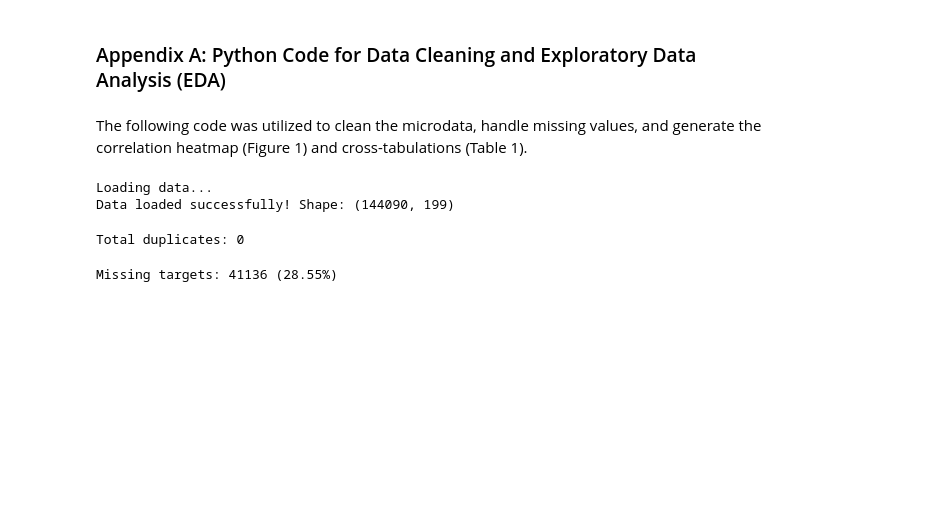
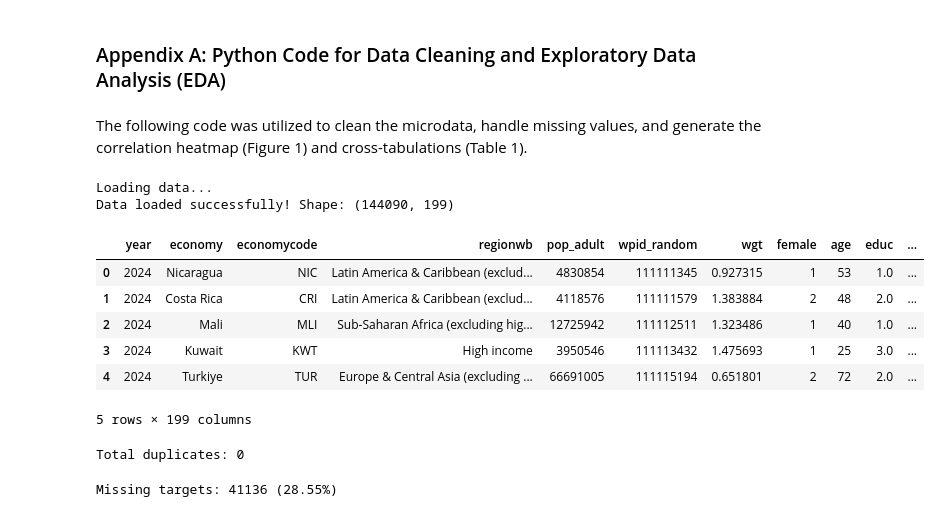
Before and after one commit to rupajietishere/masters_data_analytics_capstone, a Jupyter notebook: notebooks/01_EDA_and_Data_Cleaning.ipynb, the cells around one changed output. Cells and saved outputs as stored; diff of their text form; code cells hidden in the pictures; blank space fills up the shorter version.

```diff
--- a/notebooks/01_EDA_and_Data_Cleaning.ipynb
+++ b/notebooks/01_EDA_and_Data_Cleaning.ipynb
@@ -19,6 +19,17 @@ warnings.filterwarnings('ignore')  # Suppress all warnings
 # %% [output]
 Loading data...
 Data loaded successfully! Shape: (144090, 199)
+# %%
+# Displaying first 5 rows of the dataset
+df.head()
+# %% [output]
+|  | year | economy | economycode | regionwb | pop_adult | wpid_random | wgt | female | age | educ | ... |
+| 0 | 2024 | Nicaragua | NIC | Latin America & Caribbean (exclud... | 4830854 | 111111345 | 0.927315 | 1 | 53 | 1.0 | ... |
+| 1 | 2024 | Costa Rica | CRI | Latin America & Caribbean (exclud... | 4118576 | 111111579 | 1.383884 | 2 | 48 | 2.0 | ... |
+| 2 | 2024 | Mali | MLI | Sub-Saharan Africa (excluding hig... | 12725942 | 111112511 | 1.323486 | 1 | 40 | 1.0 | ... |
+| 3 | 2024 | Kuwait | KWT | High income | 3950546 | 111113432 | 1.475693 | 1 | 25 | 3.0 | ... |
+| 4 | 2024 | Turkiye | TUR | Europe & Central Asia (excluding ... | 66691005 | 111115194 | 0.651801 | 2 | 72 | 2.0 | ... |
+5 rows × 199 columns
 # %%
 # Check for duplicate rows
 duplicate_count = df.duplicated().sum()
```
